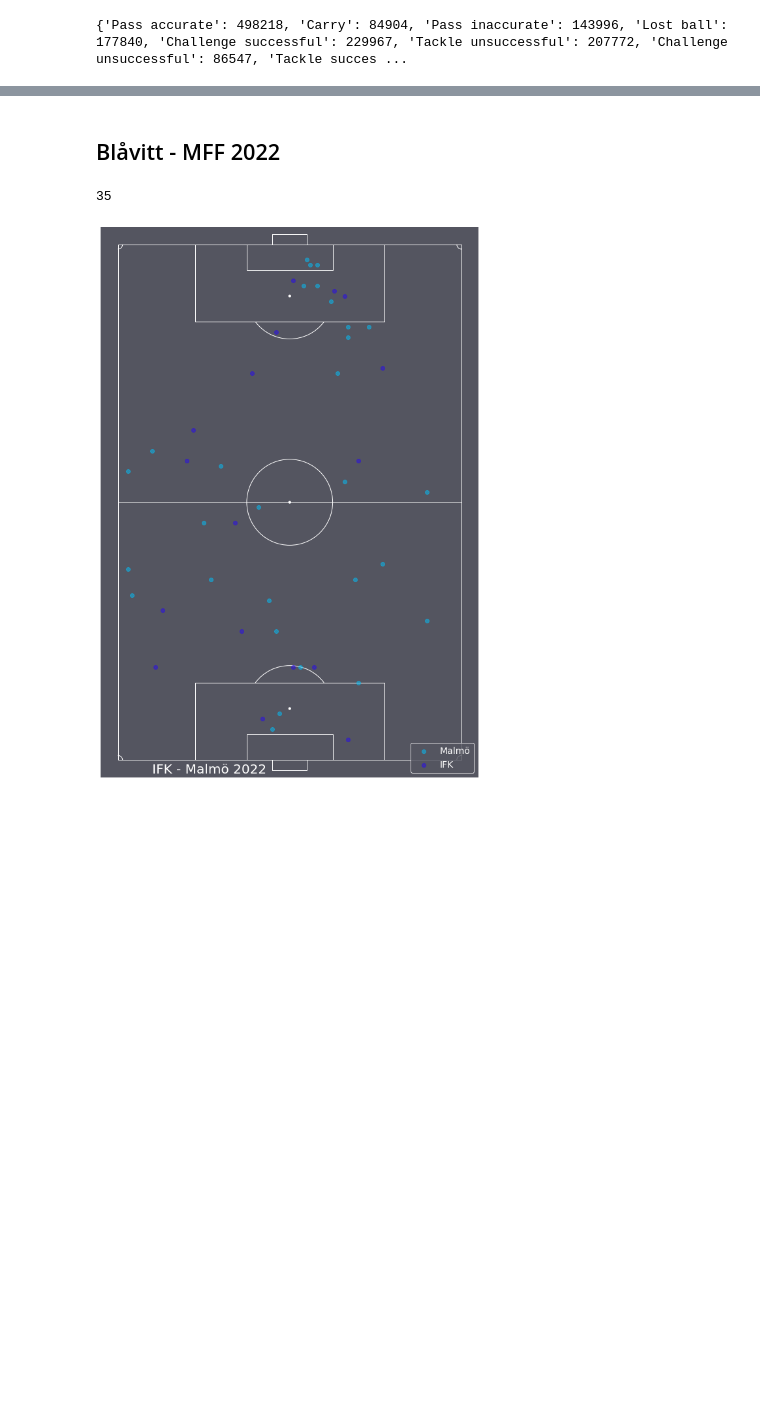
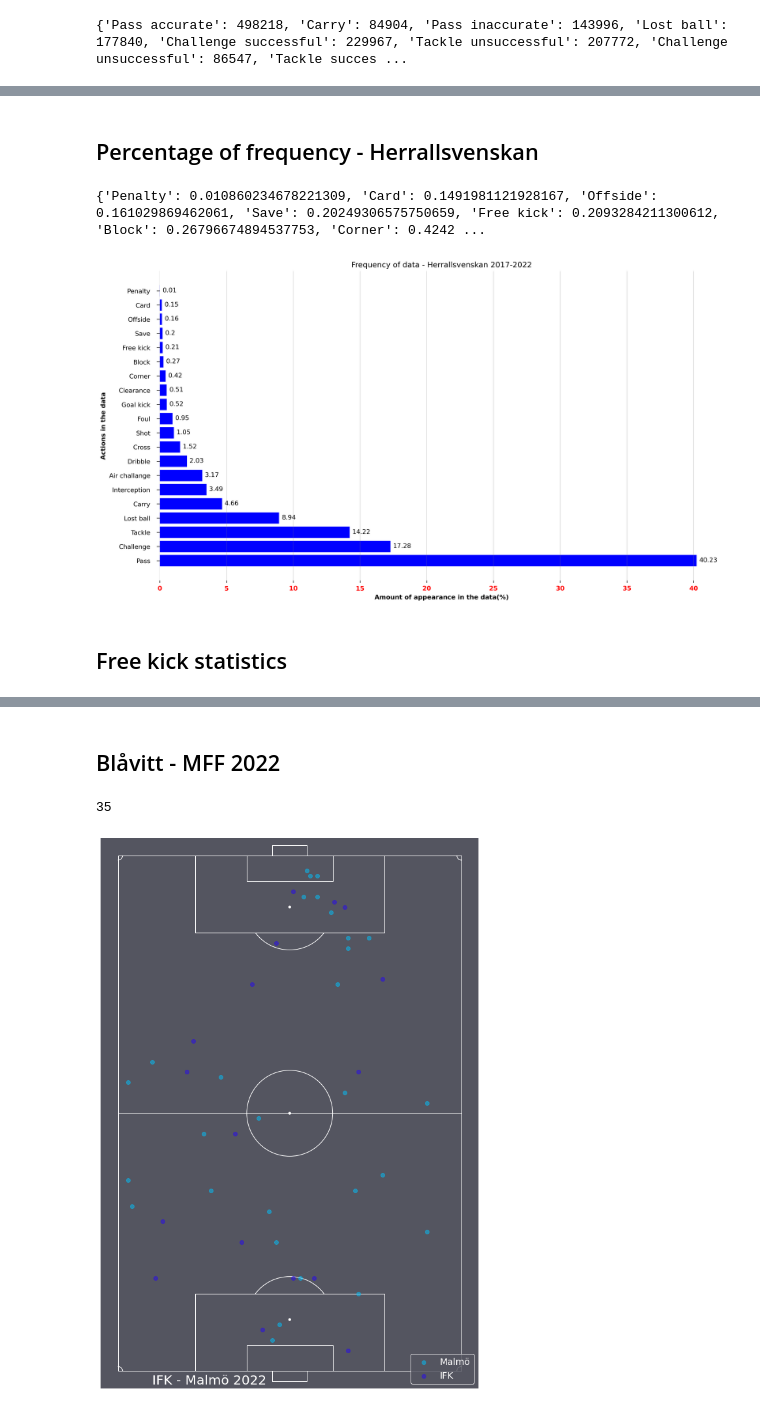
Before and after one commit to G4din/Examensarbete-PlaymakerAI, a Jupyter notebook: pass_length.ipynb, the cells around one changed output, grey strips where cells are left out. Saved outputs shown, nothing was run; the diff lists cells and outputs as text; code cells hidden in the pictures; blank space fills up the shorter version.

```diff
--- a/pass_length.ipynb
+++ b/pass_length.ipynb
@@ -420,0 +475,60 @@ plt.show()
+# %% [markdown]
+## Percentage of frequency - Herrallsvenskan
+# %%
+import matplotlib.ticker as mtick
+
+plt.rcParams['figure.dpi'] = 300
+plt.rcParams['savefig.dpi'] = 300
+
+grouped_actions = {'Pass': actions['Pass accurate'] + actions['Pass inaccurate'], 'Carry' : actions['Carry'] , 'Lost ball' : actions['Lost ball'] , 'Challenge' : actions['Challenge successful'] + actions['Challenge unsuccessful'], 'Tackle': actions['Tackle unsuccessful'] + actions['Tackle successful'], 'Interception' : actions['Interception unsuccessful'] + actions['Interception successful'] , 'Dribble': actions['Dribble successful'] + actions['Dribble unsuccessful'],'Cross': actions['Cross inaccurate'] + actions['Cross accurate'], 'Foul': actions['Foul'], 'Shot': actions['Shot'], 'Block': actions['Block successful'] + actions['Block unsuccessful'], 'Corner': actions['Left corner accurate'] + actions['Left corner inaccurate'] + actions['Right corner inaccurate'] + actions['Right corner accurate'], 'Air challange': actions['Air challenge successful'] + actions['Air challenge unsuccessful'], 'Goal kick': actions['Goal kicks (Successful actions)'] + actions['Goal kicks (Unsuccessful actions)'], 'Save': actions['Save'], 'Clearance': actions['Clearance inaccurate'] + actions['Clearance accurate'] , 'Offside': actions['Offside'], 'Free kick': actions['Direct free kick accurate'] + actions['Direct free kick inaccurate'] + actions['Direct free kick shot inaccurate'] + actions['Direct free kick shot accurate'], 'Card': actions['Yellow card'] + actions['Red card'], 'Penalty' : actions['Penalty']}
+fig, ax = plt.subplots(figsize =(16, 9))
+sorted_actions = dict(sorted(grouped_actions.items(), key=lambda x:x[1]))
+
+tot_actions = sum(sorted_actions.values())
+
+for key , value in sorted_actions.items():
+    sorted_actions[key] =  value/tot_actions * 100
+print(sorted_actions)
+
+ax.barh(list(sorted_actions.keys()), list(sorted_actions.values()), color= 'b')
+for s in ['top', 'bottom', 'left', 'right']:
+    ax.spines[s].set_visible(False)
+#for container in ax.containers:
+    #ax.bar_label(container, label_type='edge', padding=40)
+    #ax.yaxis.set_major_formatter(mtick.PercentFormatter())
+
+# Add padding between axes and labels
+ax.xaxis.set_tick_params(pad = 5)
+ax.yaxis.set_tick_params(pad = 10)
+
+# Add x, y gridlines
+ax.grid(b = True, axis='x' ,color ='grey', linewidth = 0.5,
+        alpha = 0.5)
+
+# Show top values
+ax.invert_yaxis()
+for i in ax.patches:
+    plt.text(i.get_width()+0.2, i.get_y()+0.5,
+             str(round((i.get_width()), 2)),
+             fontsize = 10,
+             color ='black')
+
+ticklabels = [t for t in plt.gca().get_xticklabels()]
+
+#WTF
+for t in range (len(ticklabels)):
+    ticklabels[t].set_fontweight('bold')
+    ticklabels[t].set_color('red')
+
+# Add Plot Title
+ax.set_title('Frequency of data - Herrallsvenskan 2017-2022' )
+ax.yaxis.set_tick_params(size=5)
+# Show Plot
+plt.xlabel('Amount of appearance in the data(%)', fontweight= 'bold')
+plt.ylabel('Actions in the data', fontweight= 'bold')
+plt.show()
+# %% [output]
+{'Penalty': 0.010860234678221309, 'Card': 0.1491981121928167, 'Offside': 0.161029869462061, 'Save': 0.20249306575750659, 'Free kick': 0.2093284211300612, 'Block': 0.26796674894537753, 'Corner': 0.4242 ...
+[figure, added]
+# %% [markdown]
+## Free kick statistics
```
Also changed, not shown: parts of 11 cells of this notebook.
